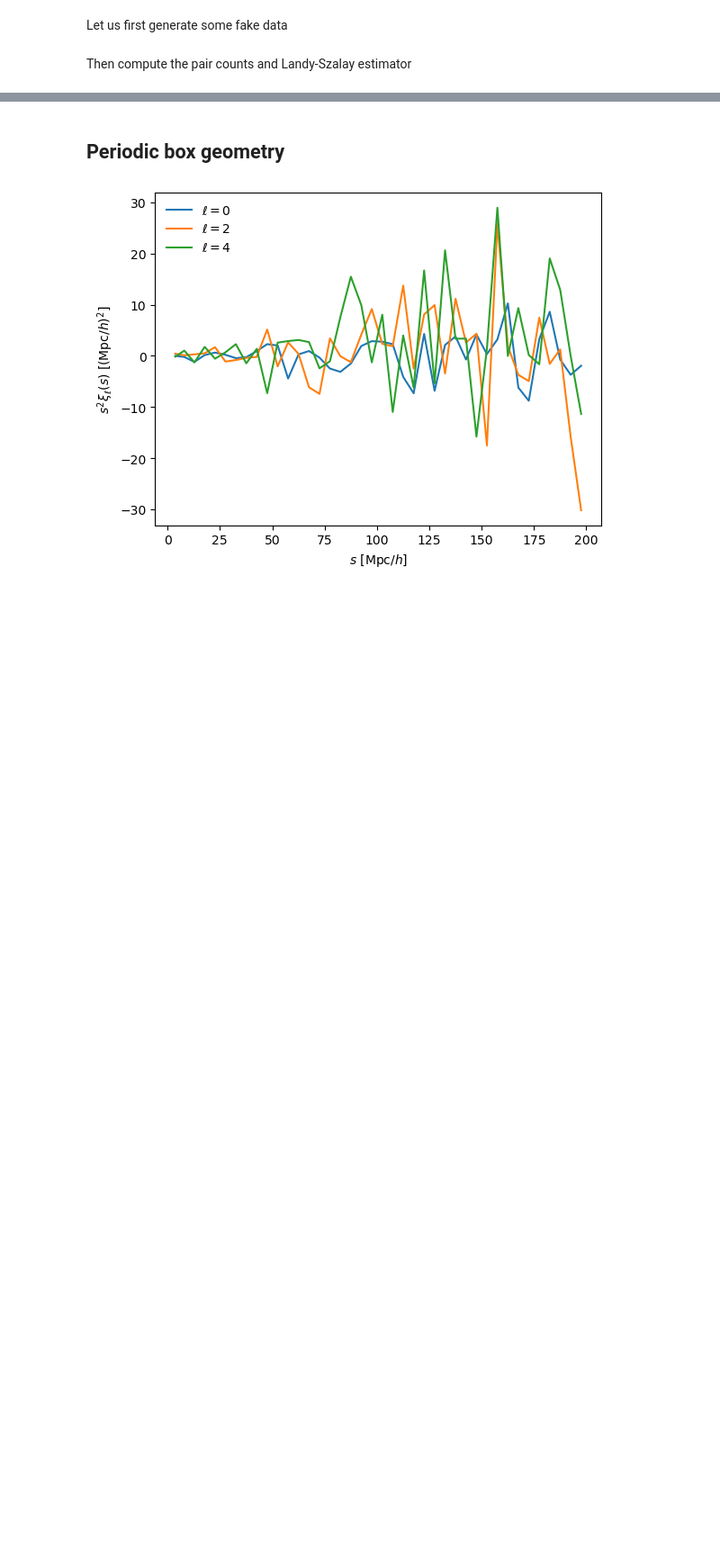
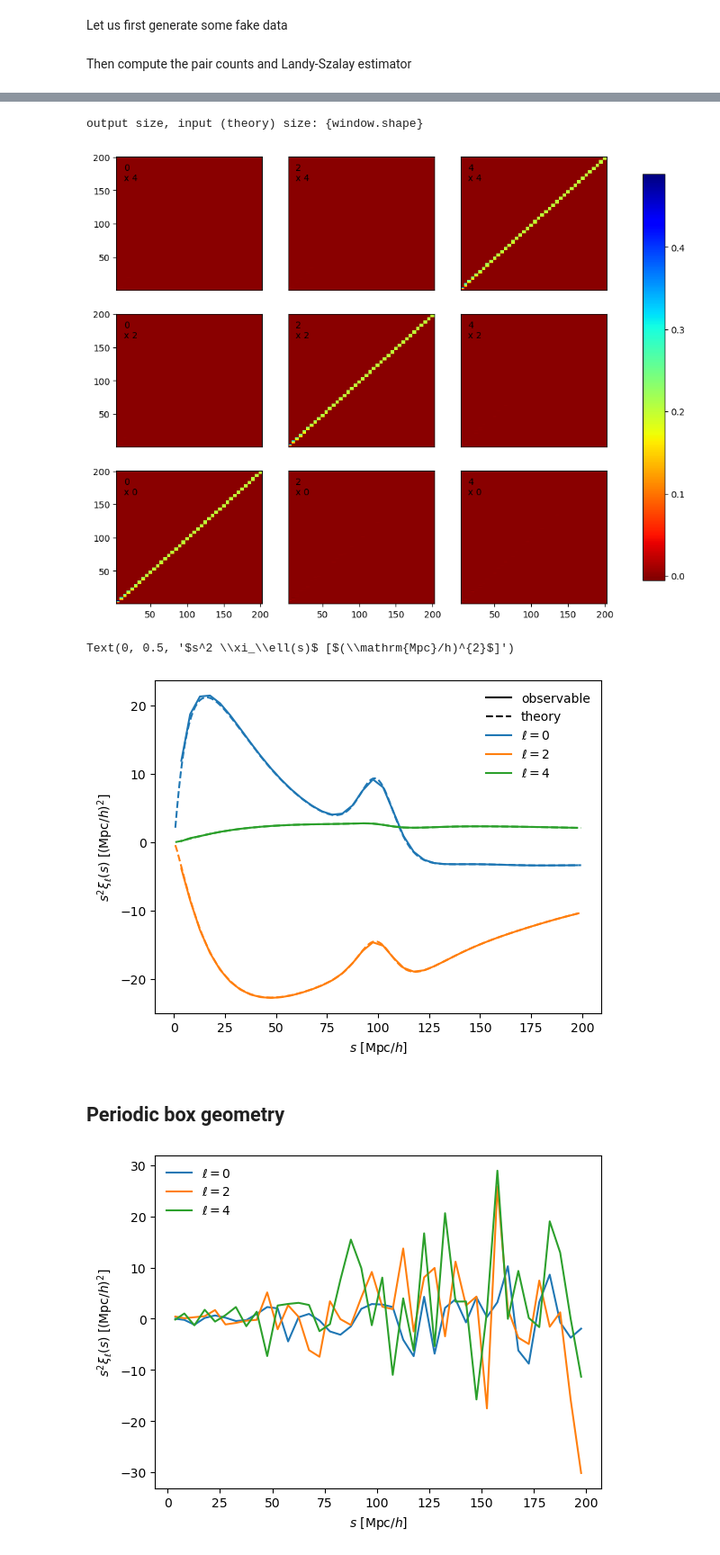
Before and after one commit to adematti/cucount, a Jupyter notebook: nb/basic_examples_pp.ipynb, the cells around one changed output, grey strips where cells are left out. Shown at 90% size. Drawn from its saved outputs; the diff is of its cells as text; code cells hidden in the pictures; blank space fills up the shorter version.

```diff
--- a/nb/basic_examples_pp.ipynb
+++ b/nb/basic_examples_pp.ipynb
@@ -94,3 +96,42 @@ poles.plot(show=True);
+# %%
+# To get the window/rebinning matrix (mostly diagonal)
+_, window = correlation.select(s=slice(0, None, 5)).project(ells=[0, 2, 4], kw_window=dict(RR=correlation.get('RR'), resolution=1))
+print('output size, input (theory) size: {window.shape}')
+window.plot(show=True);
+
+# Prepare some theory to illustrate the convolution
+from cosmoprimo.fiducial import DESI
+cosmo = DESI(engine='eisenstein_hu')
+z = 1.
+pk1d = cosmo.get_fourier().pk_interpolator().to_1d(z=z)
+s, s_edges = window.theory.get(0).coords('s'), window.theory.get(0).edges('s')
+b = 1.5
+beta = cosmo.growth_rate(z) / b
+poles = [(1. + 2. / 3. * beta + 1. / 5. * beta ** 2) * pk1d.to_xi(fftlog_kwargs={'ell': 0})(s),
+           0.9 * (4. / 3. * beta + 4. / 7. * beta ** 2) * pk1d.to_xi(fftlog_kwargs={'ell': 2})(s),
+           8. / 35 * beta ** 2 * pk1d.to_xi(fftlog_kwargs={'ell': 4})(s)]
+from lsstypes import Count2CorrelationPole, Count2CorrelationPoles
+theory = Count2CorrelationPoles([Count2CorrelationPole(s=s, s_edges=s_edges, value=pole, ell=ell) for ell, pole in zip([0, 2, 4], poles)])
+
+observable = window.dot(theory, zpt=False, return_type=None)  # or window.value().dot(theory.value()) for a pure numpy array operation
+
+ax = plt.gca()
+ax.plot([], [], color='k', linestyle='-', label='observable')
+ax.plot([], [], color='k', linestyle='--', label='theory')
+for ill, ell in enumerate(observable.ells):
+    color = f'C{ill:d}'
+    pole = observable.get(ell)
+    ax.plot(pole.coords('s'), pole.coords('s')**2 * pole.value(), color=color, label=rf'$\ell = {ell:d}$', linestyle='-')
+    pole = theory.get(ell)
+    ax.plot(pole.coords('s'), pole.coords('s')**2 * pole.value(), color=color, linestyle='--')
+ax.legend(frameon=False)
+ax.set_xlabel(r'$s$ [$\mathrm{Mpc}/h$]')
+ax.set_ylabel(r'$s^2 \xi_\ell(s)$ [$(\mathrm{Mpc}/h)^{2}$]')
+# %% [output]
+output size, input (theory) size: {window.shape}
+[figure, added]
+Text(0, 0.5, '$s^2 \\xi_\\ell(s)$ [$(\\mathrm{Mpc}/h)^{2}$]')
+[figure, added]
 # %% [markdown]
 ## Periodic box geometry
 # %%
```
Also changed, not shown: parts of 2 cells of this notebook, 4 other files.
